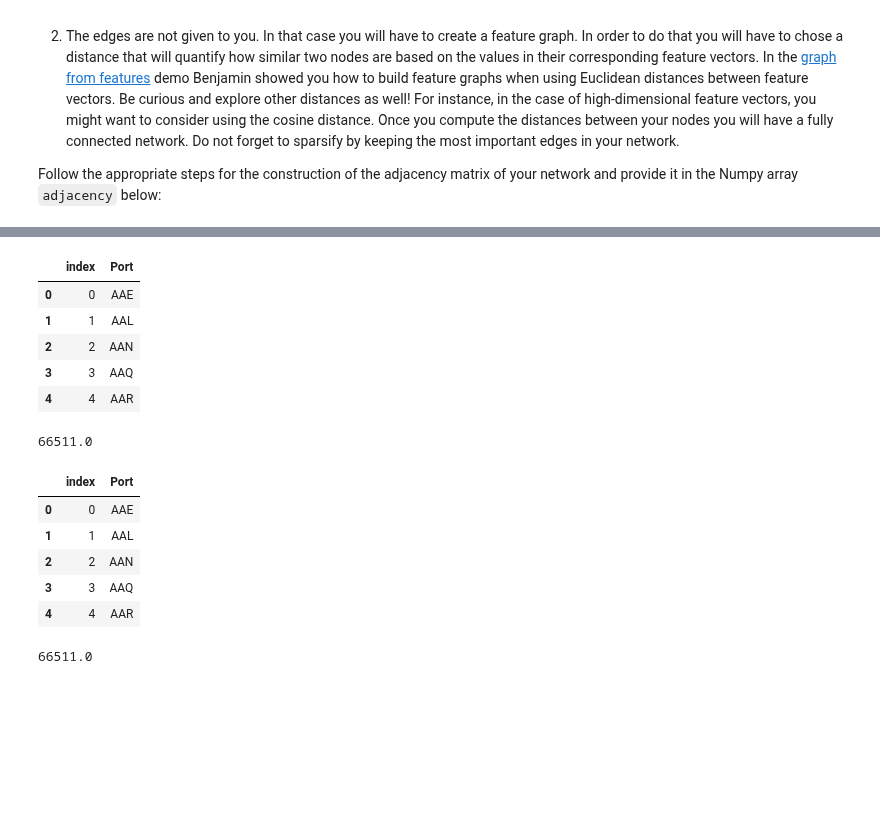
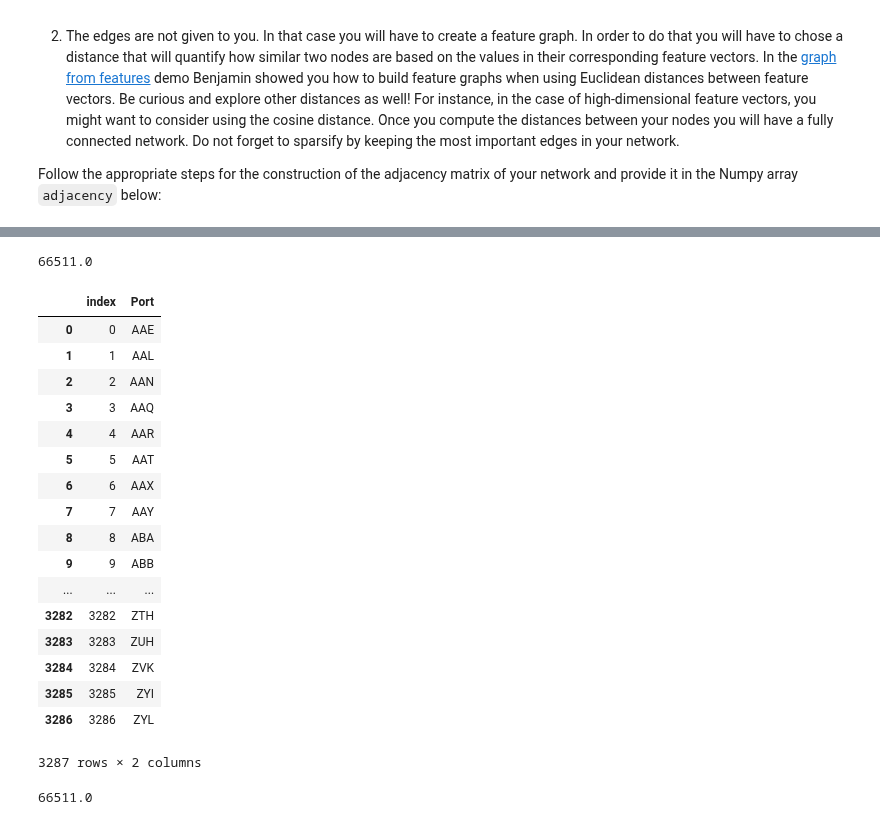
Before and after one commit to ownzonefeng/ntds_groupwork, a Jupyter notebook: Milestone1/1_network_properties.ipynb, the cells around one changed output, grey strips where cells are left out. Saved outputs shown, nothing was run; the diff lists cells and outputs as text; code cells hidden in the pictures; blank space fills up the shorter version.

```diff
--- a/Milestone1/1_network_properties.ipynb
+++ b/Milestone1/1_network_properties.ipynb
@@ -173,13 +195,7 @@ port_idx.index.names = ['index']
 port_idx.set_index('Port')
 port_idx = port_idx.reset_index()
 port_idx.head()
+port_idx.to_csv('port_idx')
-# %% [output]
-|  | index | Port |
-| 0 | 0 | AAE |
-| 1 | 1 | AAL |
-| 2 | 2 | AAN |
-| 3 | 3 | AAQ |
-| 4 | 4 | AAR |
 # %%
 merge1 = pd.merge(route_active[['S_Port','D_Port']],port_idx,left_on = 'S_Port',right_on = 'Port').rename(columns={'index':'S_index'}).drop('Port',axis=1)
 merge2 = pd.merge(merge1,port_idx,left_on = 'D_Port',right_on = 'Port').rename(columns={'index':'D_index'}).drop('Port',axis=1)
@@ -203,18 +219,30 @@ adj_matrix.sum()
 # %%
 # number the ports starts with 0, which can then be used as adjacency matrix index
 port_idx = port.sort_values().reset_index().drop('index',axis=1).copy()
 port_idx.rename(columns={0:'Port'},inplace=True)
 port_idx.index.names = ['index']
 port_idx.set_index('Port')
 port_idx = port_idx.reset_index()
-port_idx.head()
+port_idx
 # %% [output]
 |  | index | Port |
 | 0 | 0 | AAE |
 | 1 | 1 | AAL |
 | 2 | 2 | AAN |
 | 3 | 3 | AAQ |
 | 4 | 4 | AAR |
+| 5 | 5 | AAT |
+| 6 | 6 | AAX |
+| 7 | 7 | AAY |
+| 8 | 8 | ABA |
+| 9 | 9 | ABB |
+| ... | ... | ... |
+| 3282 | 3282 | ZTH |
+| 3283 | 3283 | ZUH |
+| 3284 | 3284 | ZVK |
+| 3285 | 3285 | ZYI |
+| 3286 | 3286 | ZYL |
+3287 rows × 2 columns
 # %%
 merge1 = pd.merge(route_active[['S_Port','D_Port']],port_idx,left_on = 'S_Port',right_on = 'Port').rename(columns={'index':'S_index'}).drop('Port',axis=1)
 merge2 = pd.merge(merge1,port_idx,left_on = 'D_Port',right_on = 'Port').rename(columns={'index':'D_index'}).drop('Port',axis=1)
```
Also changed, not shown: parts of 2 cells of this notebook, 7 other files.
